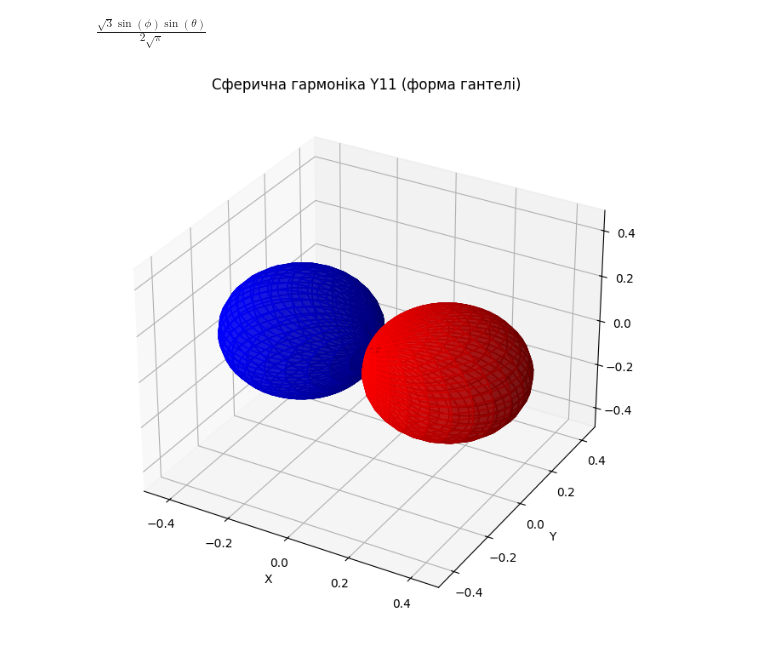
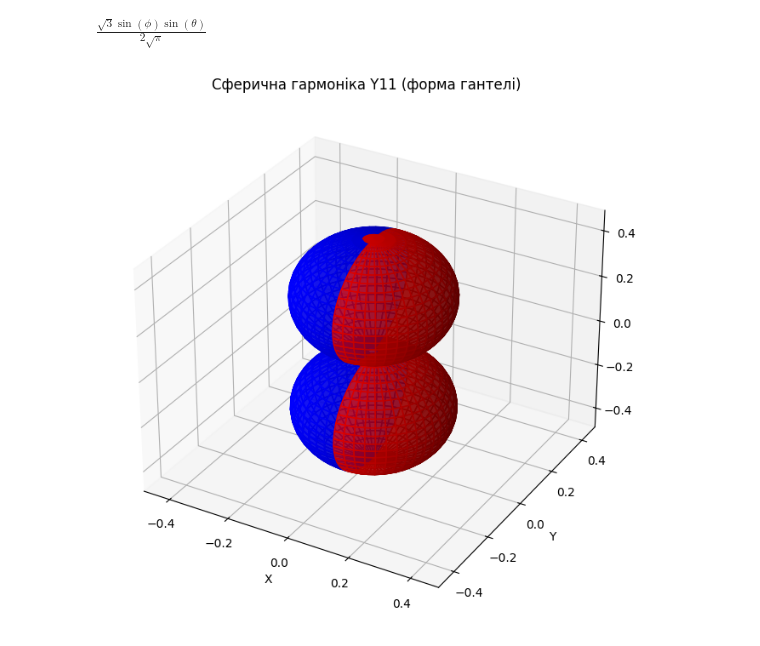
Before and after one commit to sergiokapone/QChemLectures, a Jupyter notebook: PySCF/Hydrogen_Atom/pxpypz.ipynb, the cells around one changed output. Drawn from its saved outputs; the diff is of its cells as text; code cells hidden in the pictures.

```diff
--- a/PySCF/Hydrogen_Atom/pxpypz.ipynb
+++ b/PySCF/Hydrogen_Atom/pxpypz.ipynb
@@ -72,6 +70,7 @@ Ynm(1,+1, theta, phi).expand(func=True)
 # %% [output]
 $\displaystyle - \frac{\sqrt{6} e^{i \phi} \sin{\left(\theta \right)}}{4 \sqrt{\pi}}$
 # %%
-px = 1/ sqrt(2) * ( Ynm(1,-1, theta, phi).expand(func=True) - Ynm(1,+1, theta, phi).expand(func=True) )
-py = I / sqrt(2) * ( Ynm(1,-1, theta, phi).expand(func=True) + Ynm(1,+1, theta, phi).expand(func=True) )
-pz = Ynm(1,0, theta, phi).expand(func=True)
+px = ( 1 / sqrt(2) * ( Ynm(1, -1, theta, phi).expand(func=True) - Ynm(1, +1, theta, phi).expand(func=True) ) )
+py = ( I / sqrt(2) * ( Ynm(1, -1, theta, phi).expand(func=True) + Ynm(1, +1, theta, phi).expand(func=True) ) )
+pz = Ynm(1, 0, theta, phi).expand(func=True)
+trigsimp(px)
@@ -102,39 +103,39 @@ pz_func_vals = pz_func(Theta, Phi)
 # Перетворюємо в декартові координати
 # Радіус = абсолютне значення функції
 
 PxX = np.abs(px_func_vals) * np.sin(Theta) * np.cos(Phi)
 PxY = np.abs(px_func_vals) * np.sin(Theta) * np.sin(Phi)
 PxZ = np.abs(px_func_vals) * np.cos(Theta)
 
 PyX = np.abs(py_func_vals) * np.sin(Theta) * np.cos(Phi)
 PyY = np.abs(py_func_vals) * np.sin(Theta) * np.sin(Phi)
 PyZ = np.abs(py_func_vals) * np.cos(Theta)
 
 PzX = np.abs(pz_func_vals) * np.sin(Theta) * np.cos(Phi)
 PzY = np.abs(pz_func_vals) * np.sin(Theta) * np.sin(Phi)
 PzZ = np.abs(pz_func_vals) * np.cos(Theta)
 
 # Створюємо графік
 fig = plt.figure(figsize=(10, 8))
-ax = fig.add_subplot(111, projection='3d')
+ax = fig.add_subplot(111, projection="3d")
 
 # Колір залежить від знака функції (+ червоний, - синій)
-colors = np.where(px_func_vals >= 0, 'red', 'blue')
-ax.plot_surface(PxX, PxY, PxZ, facecolors=colors, alpha=0.7)
+colors = np.where(px_func_vals >= 0, "red", "blue")
+# ax.plot_surface(PxX, PxY, PxZ, facecolors=colors, alpha=0.7)
 # ax.plot_surface(PyX, PyY, PyZ, facecolors=colors, alpha=0.7)
-# ax.plot_surface(PzX, PzY, PzZ, facecolors=colors, alpha=0.7)
+ax.plot_surface(PzX, PzY, PzZ, facecolors=colors, alpha=0.7)
 
-ax.set_xlabel('X')
-ax.set_ylabel('Y')
-ax.set_zlabel('Z')
-ax.set_title('Сферична гармоніка Y11 (форма гантелі)')
+ax.set_xlabel("X")
+ax.set_ylabel("Y")
+ax.set_zlabel("Z")
+ax.set_title("Сферична гармоніка Y11 (форма гантелі)")
 
 # Однакові масштаби по всіх осях
 max_range = np.max([PxX.max(), PyY.max(), PzZ.max()])
 ax.set_xlim([-max_range, max_range])
 ax.set_ylim([-max_range, max_range])
 ax.set_zlim([-max_range, max_range])
 
 plt.show()
 # %% [output]
-[figure, old version]
+[figure, new version]
```
Also changed, not shown: parts of 11 cells of this notebook, 12 other files.
